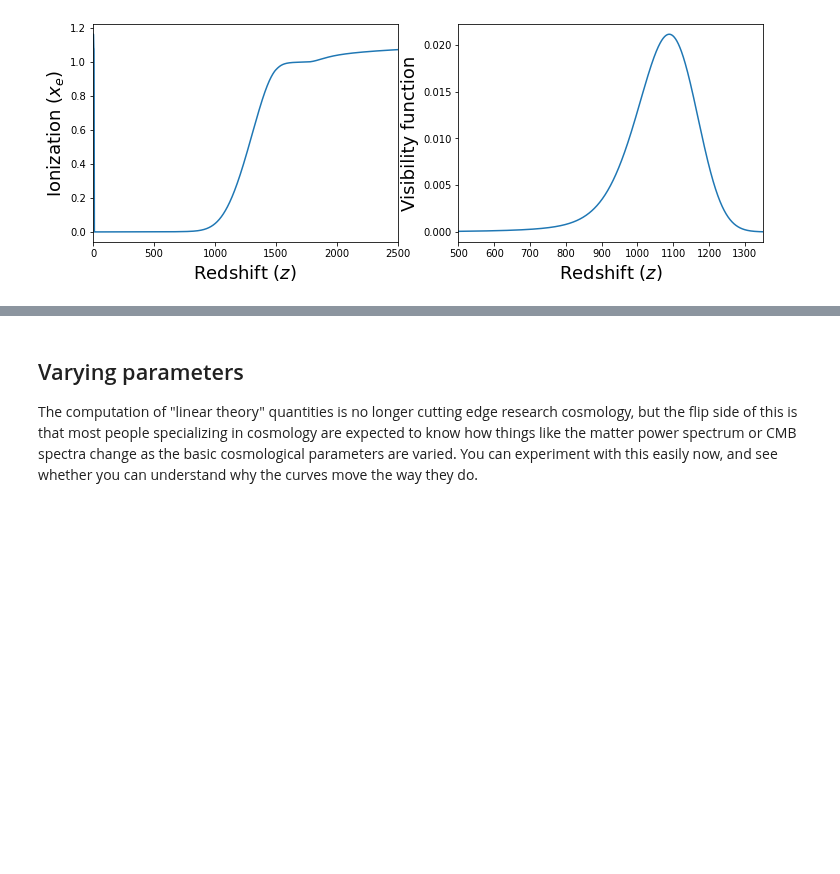
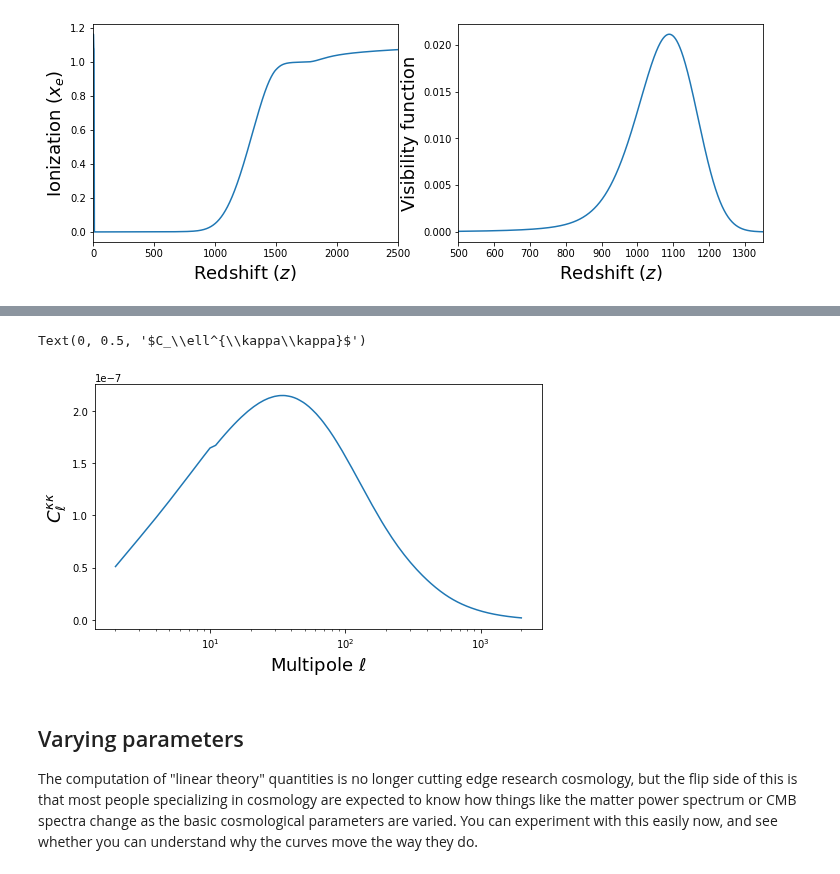
Before and after one commit to LBJ-Wade/Notebooks_cosmology, a Jupyter notebook: physics229/ClassBoltzmannCode.ipynb, the cells around one changed output, grey strips where cells are left out. Saved outputs shown, nothing was run; the diff lists cells and outputs as text; code cells hidden in the pictures; blank space fills up the shorter version.

```diff
--- a/physics229/ClassBoltzmannCode.ipynb
+++ b/physics229/ClassBoltzmannCode.ipynb
@@ -150,3 +155,16 @@ Text(0.5, 0, 'Multiple $\\ell$')
+# %%
+ell = cls['ell'][2:]
+fac = 0.25*(ell+2)*(ell+1)*(ell)*(ell-1)
+kap = cls['pp'][2:] * fac
+#
+fig,ax = plt.subplots(1,1,figsize=(8,4.5))
+ax.plot(ell,kap)
+ax.set_xscale('log')
+ax.set_xlabel(r'Multipole $\ell$',fontsize=18)
+ax.set_ylabel(r'$C_\ell^{\kappa\kappa}$',fontsize=18)
+# %% [output]
+Text(0, 0.5, '$C_\\ell^{\\kappa\\kappa}$')
+[figure, added]
 # %% [markdown]
 ## Varying parameters ##
 
```
Also changed, not shown: parts of 7 cells of this notebook.
